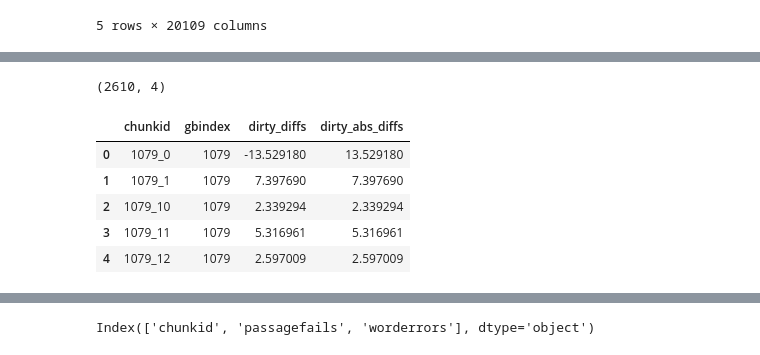
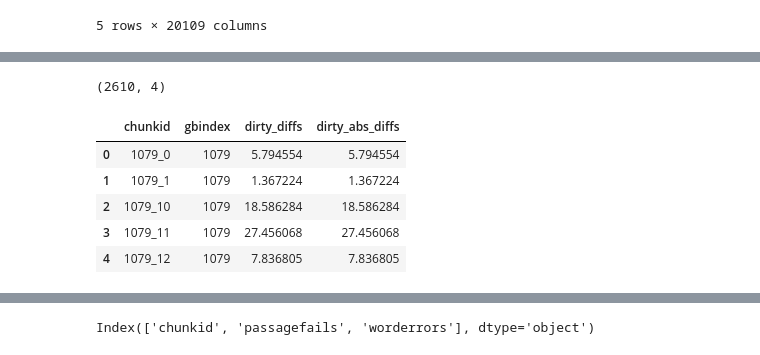
Before and after one commit to tedunderwood/nehuncertainty, a Jupyter notebook: analysis/NEH data - publication year.ipynb, the cells around one changed output, grey strips where cells are left out. Drawn from its saved outputs; the diff is of its cells as text; code cells hidden in the pictures.

```diff
--- a/analysis/NEH data - publication year.ipynb
+++ b/analysis/NEH data - publication year.ipynb
@@ -311,0 +423,6 @@ clean_test_absolute_diffs.mean()
+# %%
+print(cleanmeta.shape)
+cleanmeta = cleanmeta.loc[clean_chunkids, : ]
+cleanmeta.reset_index(inplace = True)
+cleanmeta.shape
+cleanmeta
@@ -311,0 +449,6 @@ clean_test_absolute_diffs.mean()
+# %%
+clean_diffs = clean_predictions - cleanmeta['latestcomp']
+clean_absolute_diffs = np.abs(clean_diffs)
+mean_diff = clean_absolute_diffs.mean()
+print(clean_diffs.mean())
+print(mean_diff)
@@ -412,0 +656,6 @@ print(clean_absolute_diffs.mean())
+# %%
+print(dirtymeta.shape)
+dirtymeta = dirtymeta.loc[dirty_chunkids, : ]
+dirtymeta.reset_index(inplace = True)
+dirtymeta.shape
+dirtymeta
@@ -413,7 +682,7 @@ print(clean_absolute_diffs.mean())
 # %%
-dirty_train_diffs = dirty_train_preds - dirty_train_keys
-dirty_diffs = np.append(dirty_train_diffs, dirty_test_diffs)
+dirty_diffs = dirty_predictions - dirtymeta['latestcomp']
 dirty_absolute_diffs = np.abs(dirty_diffs)
+mean_diff = dirty_absolute_diffs.mean()
 print(dirty_diffs.mean())
-print(dirty_absolute_diffs.mean())
+print(mean_diff)
 # %% [output]
@@ -436,17 +705,17 @@ clean_df.head()
 # %%
-dirty_gbi = [get_gbindex(x) for x in dirty_regr.index]
-dirty_df = pd.DataFrame({'chunkid': list(dirtymeta.index),
+dirty_gbi = [get_gbindex(x) for x in dirtymeta['chunkid']]
+dirty_df = pd.DataFrame({'chunkid': list(dirtymeta['chunkid']),
                          'gbindex': dirty_gbi, 'dirty_diffs': dirty_diffs, 'dirty_abs_diffs': dirty_absolute_diffs})
 print(dirty_df.shape)
 dirty_df.head()
 # %% [output]
 (2610, 4)
 |  | chunkid | gbindex | dirty_diffs | dirty_abs_diffs |
-| 0 | 1079_0 | 1079 | -13.529180 | 13.529180 |
-| 1 | 1079_1 | 1079 | 7.397690 | 7.397690 |
-| 2 | 1079_10 | 1079 | 2.339294 | 2.339294 |
-| 3 | 1079_11 | 1079 | 5.316961 | 5.316961 |
-| 4 | 1079_12 | 1079 | 2.597009 | 2.597009 |
+| 0 | 1079_0 | 1079 | 5.794554 | 5.794554 |
+| 1 | 1079_1 | 1079 | 1.367224 | 1.367224 |
+| 2 | 1079_10 | 1079 | 18.586284 | 18.586284 |
+| 3 | 1079_11 | 1079 | 27.456068 | 27.456068 |
+| 4 | 1079_12 | 1079 | 7.836805 | 7.836805 |
 # %%
 meandf = clean_df.groupby('gbindex').mean()
 print(meandf.shape)
```
Also changed, not shown: parts of 36 cells of this notebook.
